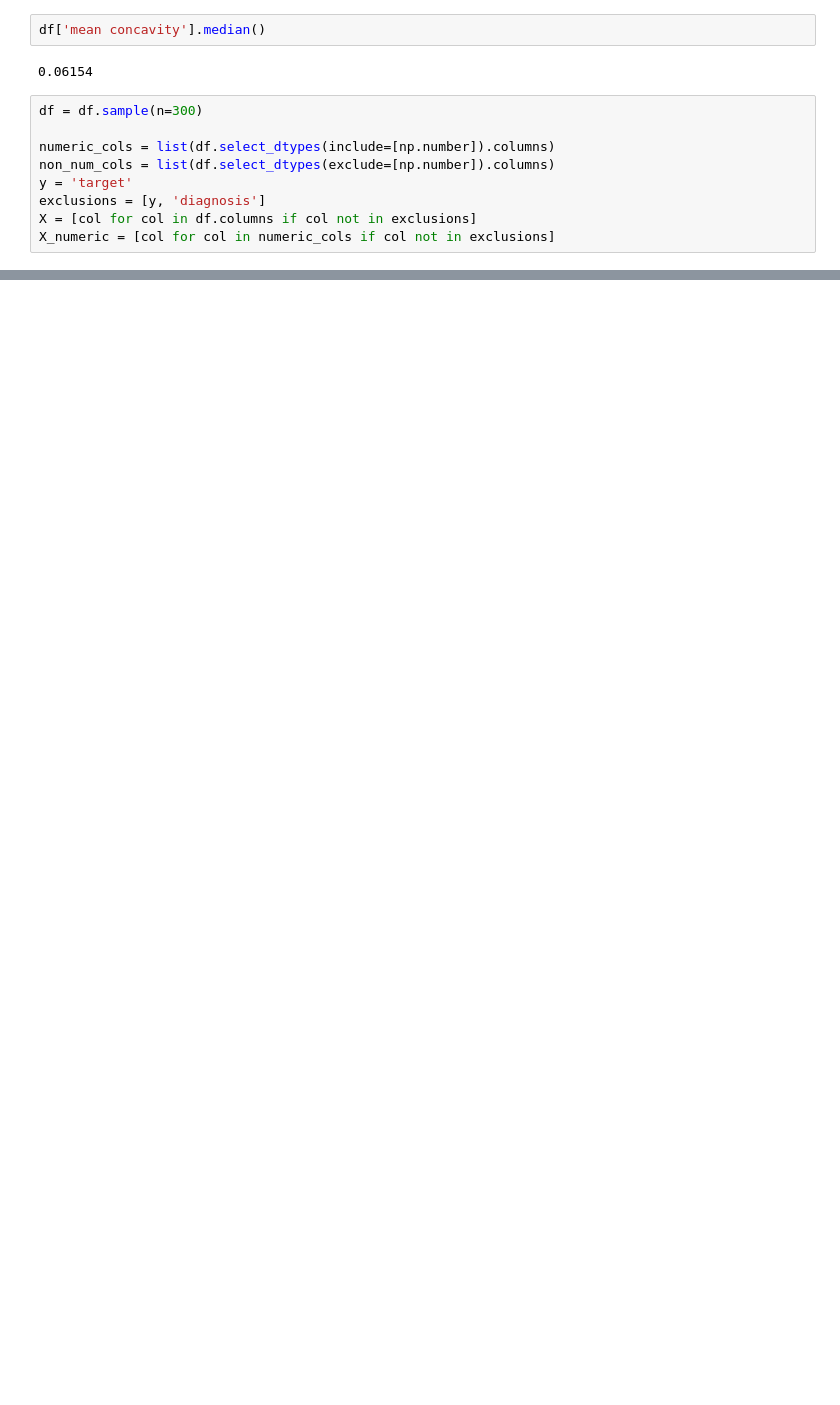
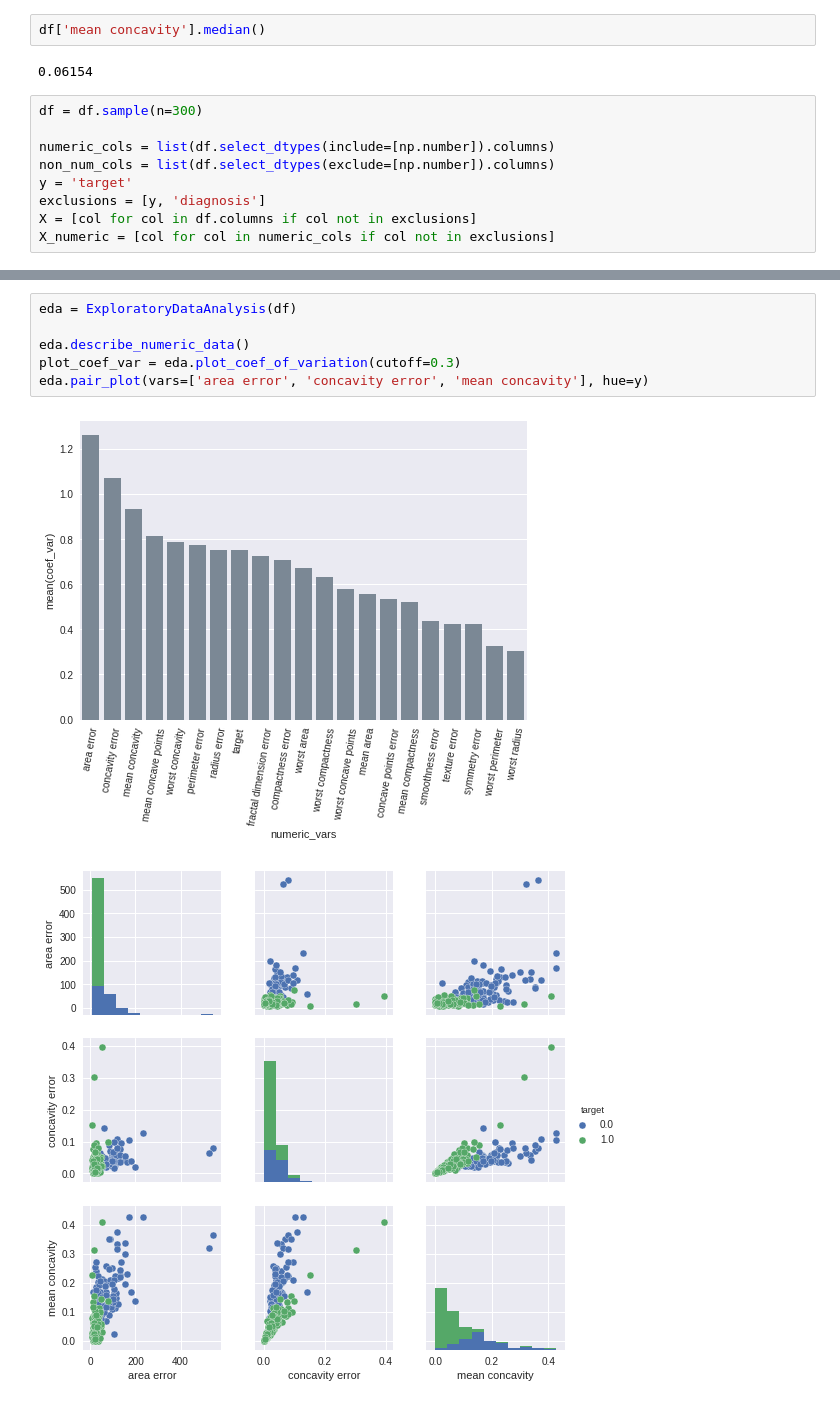
Before and after one commit to edwardcjohnson/prometheus, a Jupyter notebook: python/modeling/explore/notebooks/breast_cancer_eda.ipynb, the cells around one changed output, grey strips where cells are left out. Cells and saved outputs as stored; diff of their text form; blank space fills up the shorter version.

Commit message:
create ExploratorDataAnalysis and ClusteringEDA classes

```diff
--- a/python/modeling/explore/notebooks/breast_cancer_eda.ipynb
+++ b/python/modeling/explore/notebooks/breast_cancer_eda.ipynb
@@ -224,0 +253,9 @@ for i, col in enumerate(numeric_cols):
+# %%
+eda = ExploratoryDataAnalysis(df)
+
+eda.describe_numeric_data()
+plot_coef_var = eda.plot_coef_of_variation(cutoff=0.3)
+eda.pair_plot(vars=['area error', 'concavity error', 'mean concavity'], hue=y)
+# %% [output]
+[figure, added]
+[figure, added]
```
Also changed, not shown: parts of 21 cells of this notebook.
